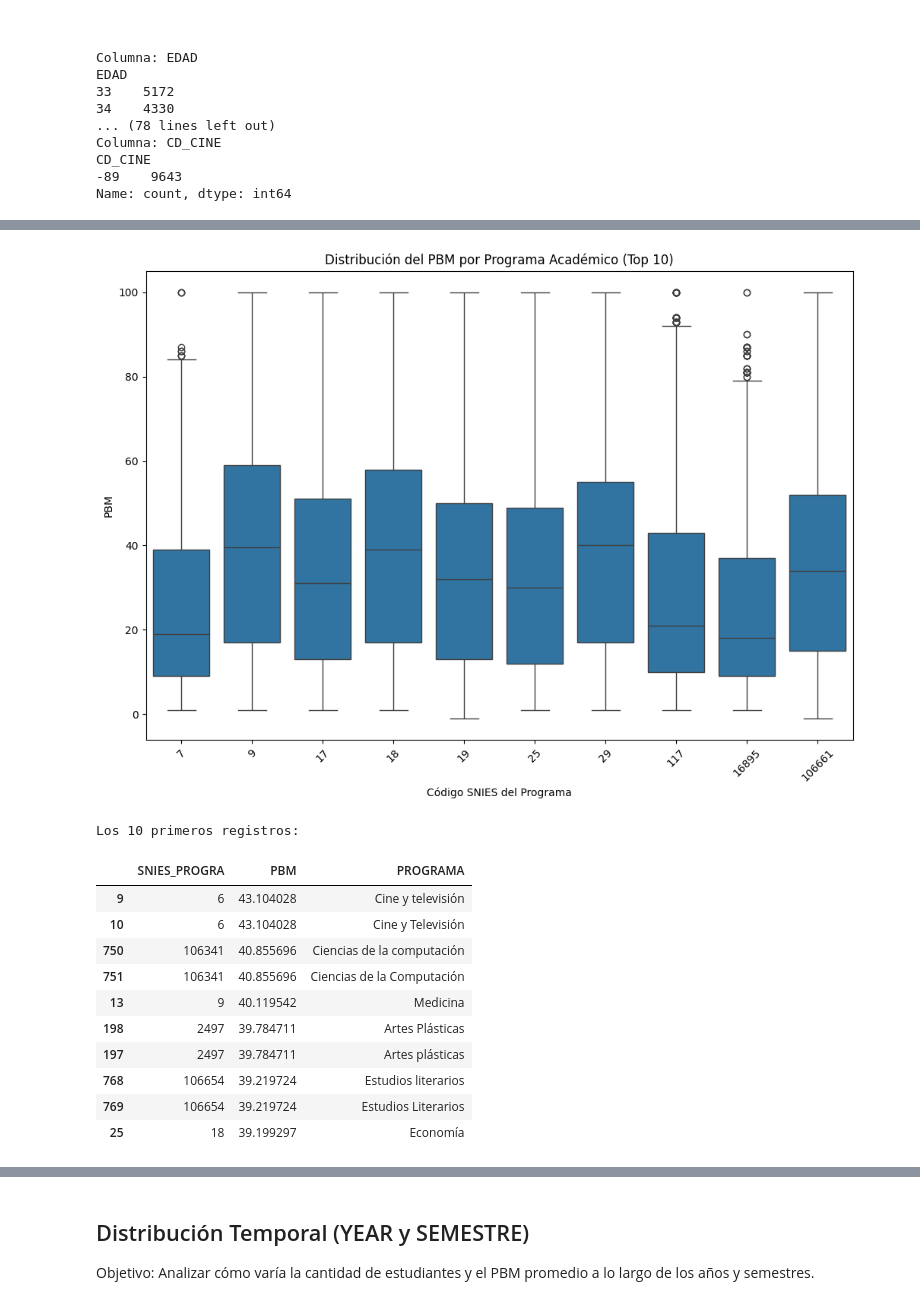
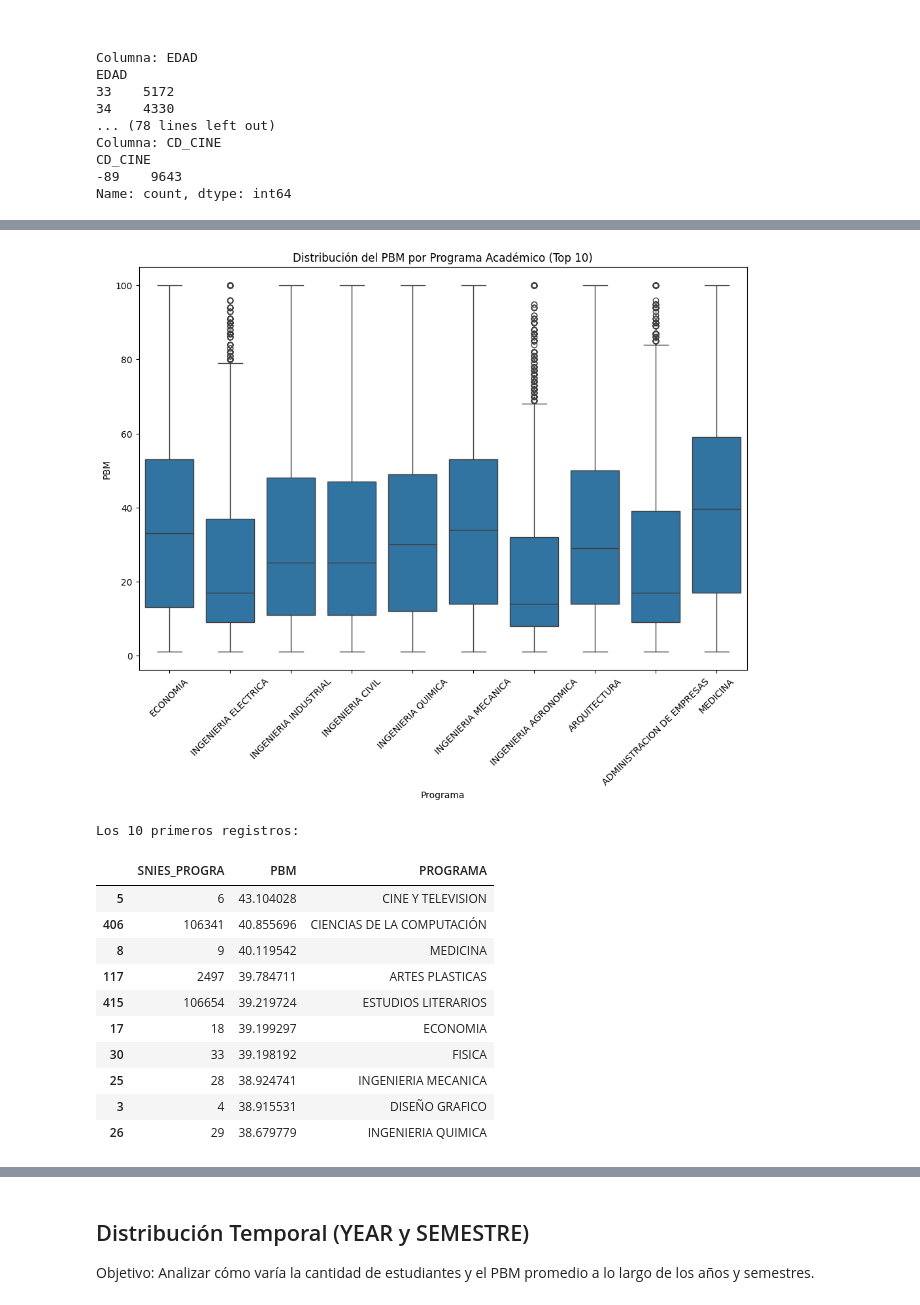
Before and after one commit to 10scar/Proyecto-ABD-2024-2, a Jupyter notebook: oscar.ipynb, the cells around one changed output, grey strips where cells are left out. Saved outputs shown, nothing was run; the diff lists cells and outputs as text; code cells hidden in the pictures.

```diff
--- a/oscar.ipynb
+++ b/oscar.ipynb
@@ -226,0 +232,15 @@ No hay datos nulos
+# %%
+# Leer el archivo programas.csv
+programas_df = pd.read_csv('programas.csv')
+
+# Renombrar las columnas para que coincidan con las del dataframe df
+programas_df.rename(columns={'CÓDIGO_SNIES_DEL_PROGRAMA': 'SNIES_PROGRA', 'NOMBRE_DEL_PROGRAMA': 'PROGRAMA'}, inplace=True)
+
+# Actualizar el nombre del programa en el dataframe df
+df = df.merge(programas_df[['SNIES_PROGRA', 'PROGRAMA']], on='SNIES_PROGRA', how='left', suffixes=('', '_csv'))
+
+# Reemplazar los valores de la columna PROGRAMA con los valores de la columna PROGRAMA_csv si no son nulos
+df['PROGRAMA'] = df['PROGRAMA_csv'].combine_first(df['PROGRAMA'])
+df.drop(columns=['PROGRAMA_csv'], inplace=True)
+
+df['PROGRAMA'].unique()
@@ -319,3 +333,0 @@ cd_cine_values_per_ca_cine
-# %%
-# Actualizar los registros de CD_CINE con valor -89
-df.loc[df['CD_CINE'] == -89, 'CD_CINE'] = df['SNIES_PROGRA'] + df['CA_CINE']
@@ -325,3 +359,9 @@ df_quantitative['CD_CINE'] = df['CD_CINE'].values
+# %%
+df.loc[df['SNIES_PROGRA'] == 106341, 'CD_CINE'] = 619
+df.loc[df['SNIES_PROGRA'] == 107447, 'CD_CINE'] = 619
+df.loc[df['SNIES_PROGRA'] == 110177, 'CD_CINE'] = 619
+df.loc[df['SNIES_PROGRA'] == 16904, 'CD_CINE'] = 721
+df.loc[df['SNIES_PROGRA'] == 4, 'CD_CINE'] = 211
 # %%
 import seaborn as sns
 import matplotlib.pyplot as plt
@@ -420,20 +443,23 @@ df_cd_cine_neg_89
 # %%
+# Excluir los valores de PBM que son -1
+df_filtered_pbm = df[df['PBM'] != -1]
+
 # Seleccionar los top 10 programas con más estudiantes
-top_programas = df['SNIES_PROGRA'].value_counts().head(10).index.tolist()
-df_top = df[df['SNIES_PROGRA'].isin(top_programas)]
+top_programas = df_filtered_pbm['PROGRAMA'].value_counts().head(10).index.tolist()
+df_top = df_filtered_pbm[df_filtered_pbm['PROGRAMA'].isin(top_programas)]
 
 # Boxplot del PBM por programa
 plt.figure(figsize=(12, 8))
-sns.boxplot(x='SNIES_PROGRA', y='PBM', data=df_top)
+sns.boxplot(x='PROGRAMA', y='PBM', data=df_top)
 plt.title('Distribución del PBM por Programa Académico (Top 10)')
 plt.xticks(rotation=45)
-plt.xlabel('Código SNIES del Programa')
+plt.xlabel('Programa')
 plt.ylabel('PBM')
 plt.show()
 # %% [output]
-[figure, old version]
+[figure, new version]
 # %%
-# Calcular el PBM promedio por SNIES_PROGRA
+# Agrupar por SNIES_PROGRA y calcular el promedio de PBM
 pbm_promedio_snies = df.groupby('SNIES_PROGRA')['PBM'].mean().reset_index()
 
 # Unir con el dataframe original para obtener el nombre del programa
@@ -441,22 +467,23 @@ pbm_promedio_snies = pbm_promedio_snies.merge(df[['SNIES_PROGRA', 'PROGRAMA']].d
 
 # Ordenar por PBM promedio
 pbm_promedio_snies = pbm_promedio_snies.sort_values('PBM', ascending=False)
+
 # Mostrar los 10 primeros registros
 print("Los 10 primeros registros:")
 pbm_promedio_snies.head(10)
 # %% [output]
 Los 10 primeros registros:
 |  | SNIES_PROGRA | PBM | PROGRAMA |
-| 9 | 6 | 43.104028 | Cine y televisión |
-| 10 | 6 | 43.104028 | Cine y Televisión |
-| 750 | 106341 | 40.855696 | Ciencias de la computación |
-| 751 | 106341 | 40.855696 | Ciencias de la Computación |
-| 13 | 9 | 40.119542 | Medicina |
-| 198 | 2497 | 39.784711 | Artes Plásticas |
-| 197 | 2497 | 39.784711 | Artes plásticas |
-| 768 | 106654 | 39.219724 | Estudios literarios |
-| 769 | 106654 | 39.219724 | Estudios Literarios |
-| 25 | 18 | 39.199297 | Economía |
+| 5 | 6 | 43.104028 | CINE Y TELEVISION |
+| 406 | 106341 | 40.855696 | CIENCIAS DE LA COMPUTACIÓN |
+| 8 | 9 | 40.119542 | MEDICINA |
+| 117 | 2497 | 39.784711 | ARTES PLASTICAS |
+| 415 | 106654 | 39.219724 | ESTUDIOS LITERARIOS |
+| 17 | 18 | 39.199297 | ECONOMIA |
+| 30 | 33 | 39.198192 | FISICA |
+| 25 | 28 | 38.924741 | INGENIERIA MECANICA |
+| 3 | 4 | 38.915531 | DISEÑO GRAFICO |
+| 26 | 29 | 38.679779 | INGENIERIA QUIMICA |
 # %%
 # Mostrar los 10 últimos registros
 print("\nLos 10 últimos registros:")
```
Also changed, not shown: parts of 16 cells of this notebook.
